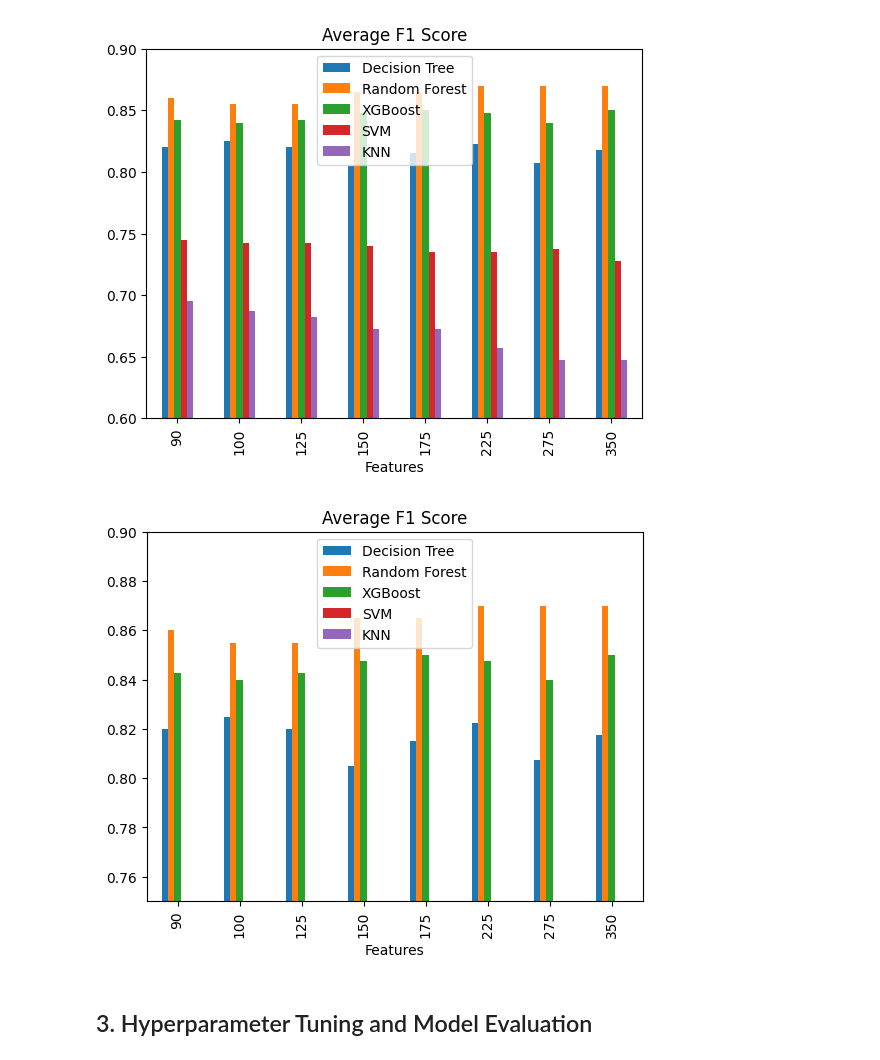
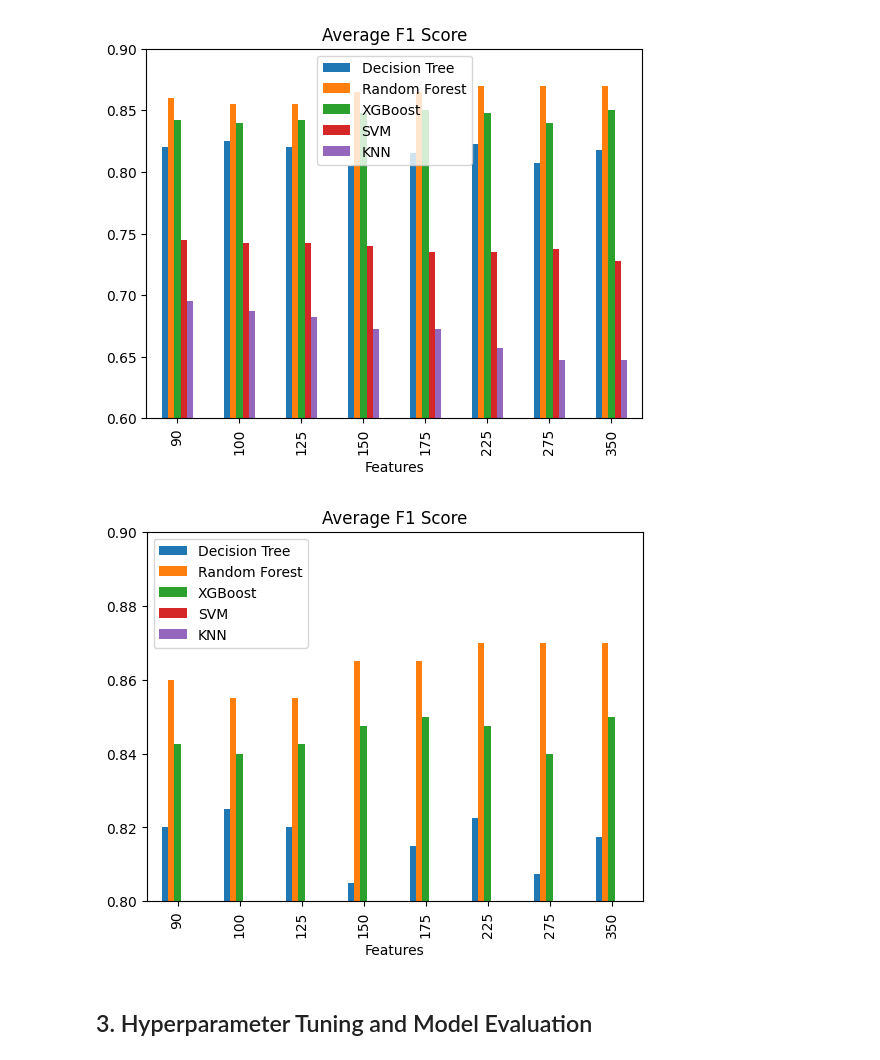
Before and after one commit to Rikhil-6/CancerStagers, a Jupyter notebook: IT_Proj - Final.ipynb, the cells around one changed output. Drawn from its saved outputs; the diff is of its cells as text; code cells hidden in the pictures.

```diff
--- a/IT_Proj - Final.ipynb
+++ b/IT_Proj - Final.ipynb
@@ -260,16 +260,16 @@ plt.show()
 # %%
 tf.plot(x='Features',
         kind='bar',
         stacked=False,
         title='Average F1 Score')
-plt.ylim(bottom=0.75,top=0.9)
+plt.ylim(bottom=0.8,top=0.9)
 plt.show()
 # clear that amongst all the models, Random Forest (RF) performs the best;
 # also apparent that at 225 features, average f1 score for RF begins to plateau
 # with still relatively greater than average results for f1 scores for XGBoost and
 # Decision Tree Models at top 225 features >> good balance between performance and number of features
 # %% [output]
-[figure, old version]
+[figure, new version]
 # %%
 best_cols = forest_features[:225] # looking at the top 225 best ranked features
 # owing to earliest peak in average f1 score for Random Forest; alongside optimal performance
```
Also changed, not shown: parts of 2 cells of this notebook.
